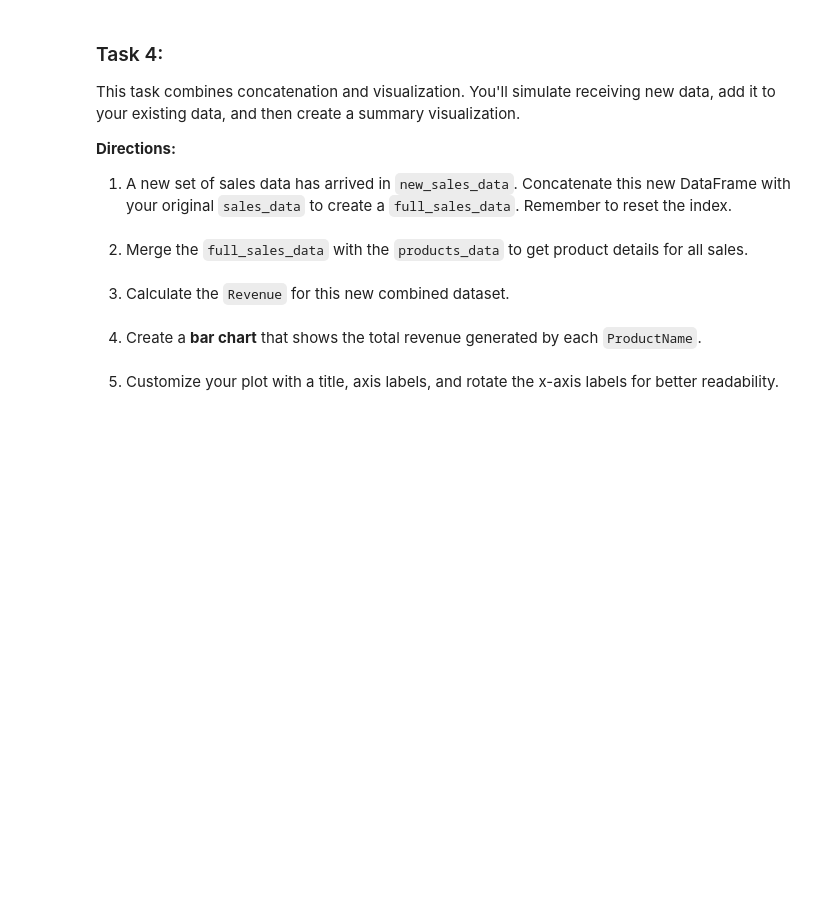
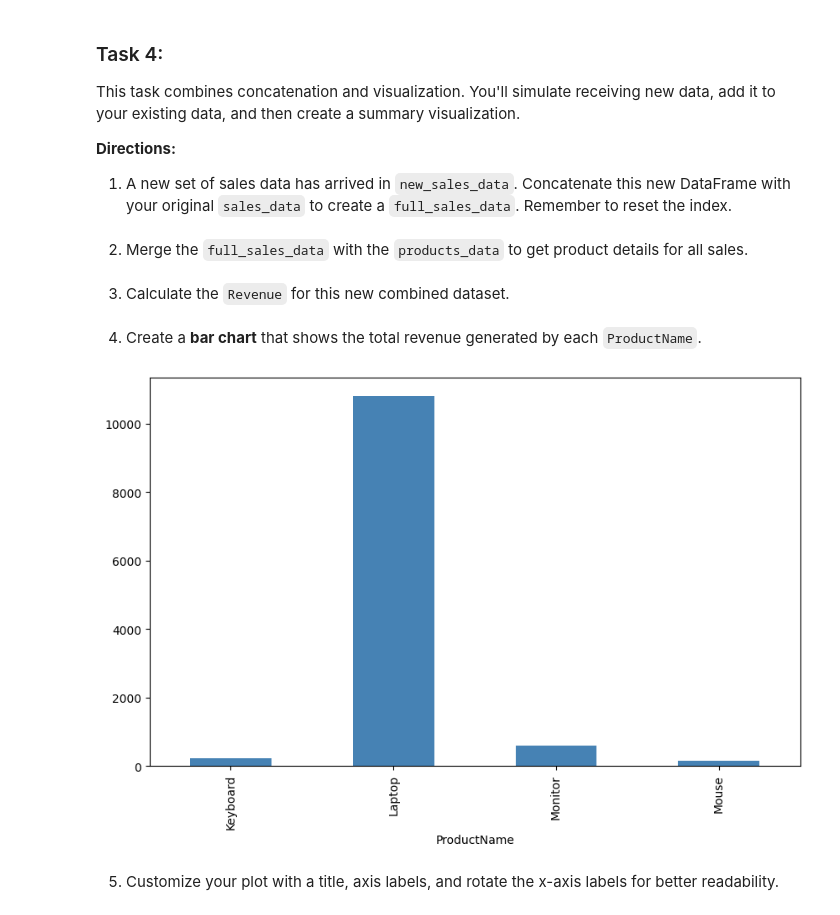
Before and after one commit to Ty700/STAT_650, a Jupyter notebook: Tyler_Scotti_HW2.ipynb, the cells around one changed output. Drawn from its saved outputs; the diff is of its cells as text; code cells hidden in the pictures; blank space fills up the shorter version.

```diff
--- a/Tyler_Scotti_HW2.ipynb
+++ b/Tyler_Scotti_HW2.ipynb
@@ -154,11 +166,26 @@ new_sales_data = {
 new_sales_df = pd.DataFrame(new_sales_data)
 
 # Add your code
+full_sales_data = pd.concat([sales_df, new_sales_df], ignore_index=True)
 # %% [markdown]
 2. Merge the `full_sales_data` with the `products_data` to get product details for all sales.
+# %%
+full_sales_with_products = full_sales_data.merge(products_df, on='ProductID', how='inner')
 # %% [markdown]
 3. Calculate the `Revenue` for this new combined dataset.
+# %%
+full_sales_with_products['Revenue'] = full_sales_with_products['Quantity'] * full_sales_with_products['Price']
 # %% [markdown]
 4. Create a **bar chart** that shows the total revenue generated by each `ProductName`.
+# %%
+import matplotlib.pyplot as plt
+
+product_revenue = full_sales_with_products.groupby('ProductName')['Revenue'].sum()
+
+plt.figure(figsize=(10, 6))
+product_revenue.plot(kind='bar', color='steelblue')
+plt.show()
+# %% [output]
+[figure, added]
 # %% [markdown]
 5. Customize your plot with a title, axis labels, and rotate the x-axis labels for better readability.
```
Also changed, not shown: parts of 3 cells of this notebook.
